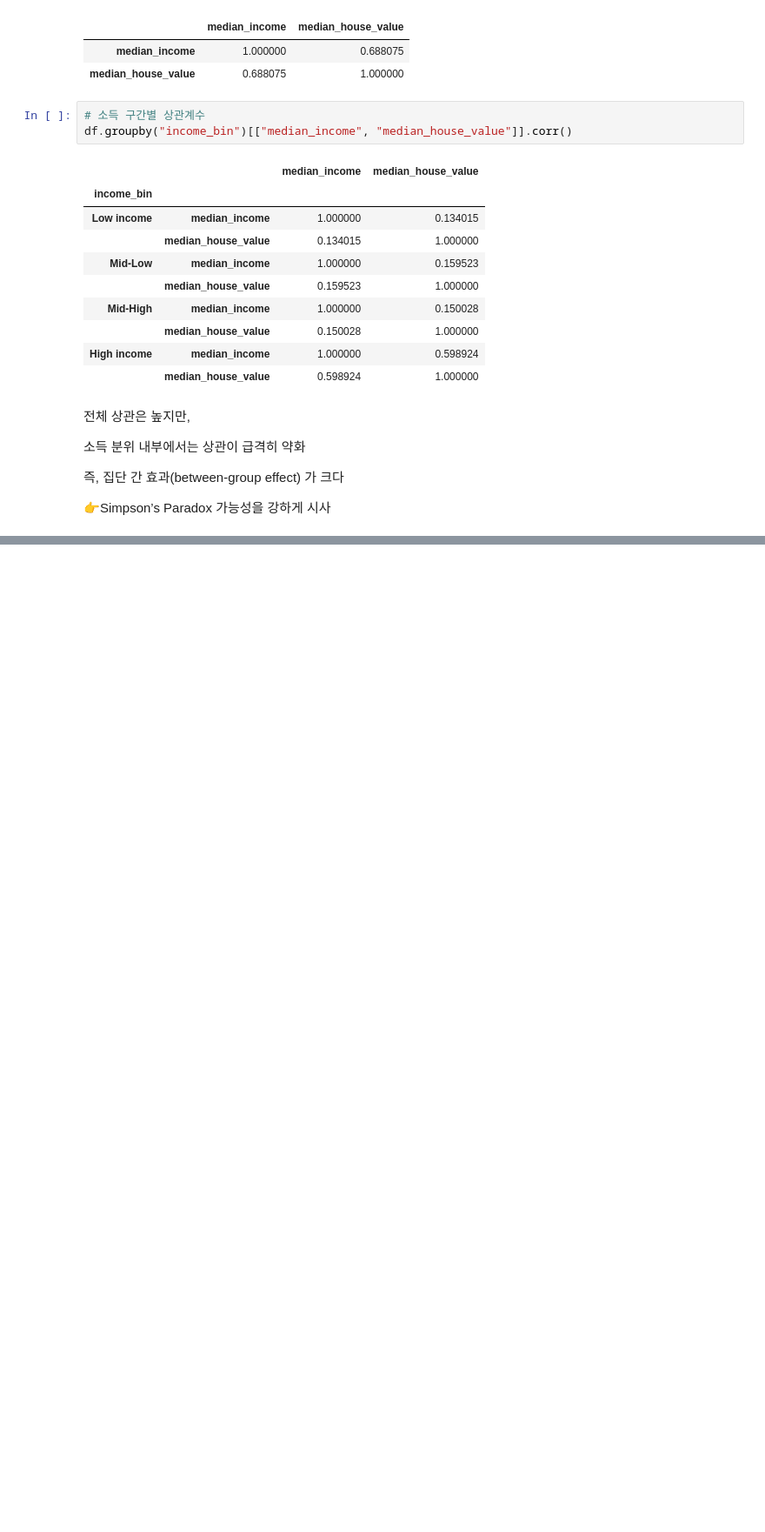
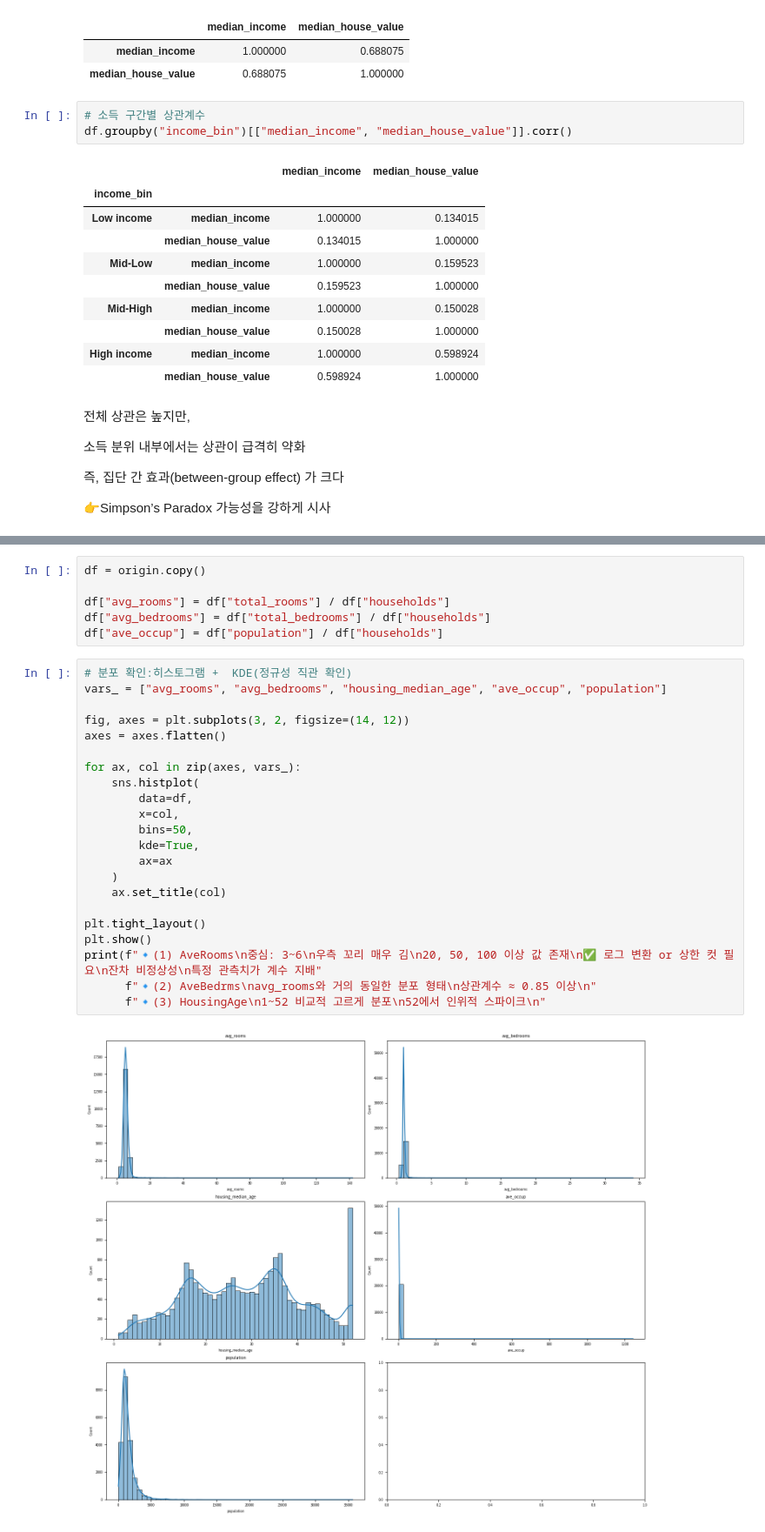
Before and after one commit to GYULLTANGURRI/main, a Jupyter notebook: 12월/데이터분석 캡스톤/데이터분석 캡스톤05/데이터분석 캡스톤05.ipynb, the cells around one changed output, grey strips where cells are left out. Shown at 87% size. Drawn from its saved outputs; the diff is of its cells as text; blank space fills up the shorter version.

```diff
--- a/12월/데이터분석 캡스톤/데이터분석 캡스톤05/데이터분석 캡스톤05.ipynb
+++ b/12월/데이터분석 캡스톤/데이터분석 캡스톤05/데이터분석 캡스톤05.ipynb
@@ -541,0 +554,30 @@ df.groupby("income_bin")[["median_income", "median_house_value"]].corr()
+# %%
+df = origin.copy()
+
+df["avg_rooms"] = df["total_rooms"] / df["households"]
+df["avg_bedrooms"] = df["total_bedrooms"] / df["households"]
+df["ave_occup"] = df["population"] / df["households"]
+# %%
+# 분포 확인:히스토그램 +  KDE(정규성 직관 확인)
+vars_ = ["avg_rooms", "avg_bedrooms", "housing_median_age", "ave_occup", "population"]
+
+fig, axes = plt.subplots(3, 2, figsize=(14, 12))
+axes = axes.flatten()
+
+for ax, col in zip(axes, vars_):
+    sns.histplot(
+        data=df,
+        x=col,
+        bins=50,
+        kde=True,
+        ax=ax
+    )
+    ax.set_title(col)
+
+plt.tight_layout()
+plt.show()
+print(f"🔹(1) AveRooms\n중심: 3~6\n우측 꼬리 매우 김\n20, 50, 100 이상 값 존재\n✅ 로그 변환 or 상한 컷 필요\n잔차 비정상성\n특정 관측치가 계수 지배"
+      f"🔹(2) AveBedrms\navg_rooms와 거의 동일한 분포 형태\n상관계수 ≈ 0.85 이상\n"
+      f"🔹(3) HousingAge\n1~52 비교적 고르게 분포\n52에서 인위적 스파이크\n"
+# %% [output]
+[figure, added]
```
Also changed, not shown: parts of 5 cells of this notebook, 3 other files.
